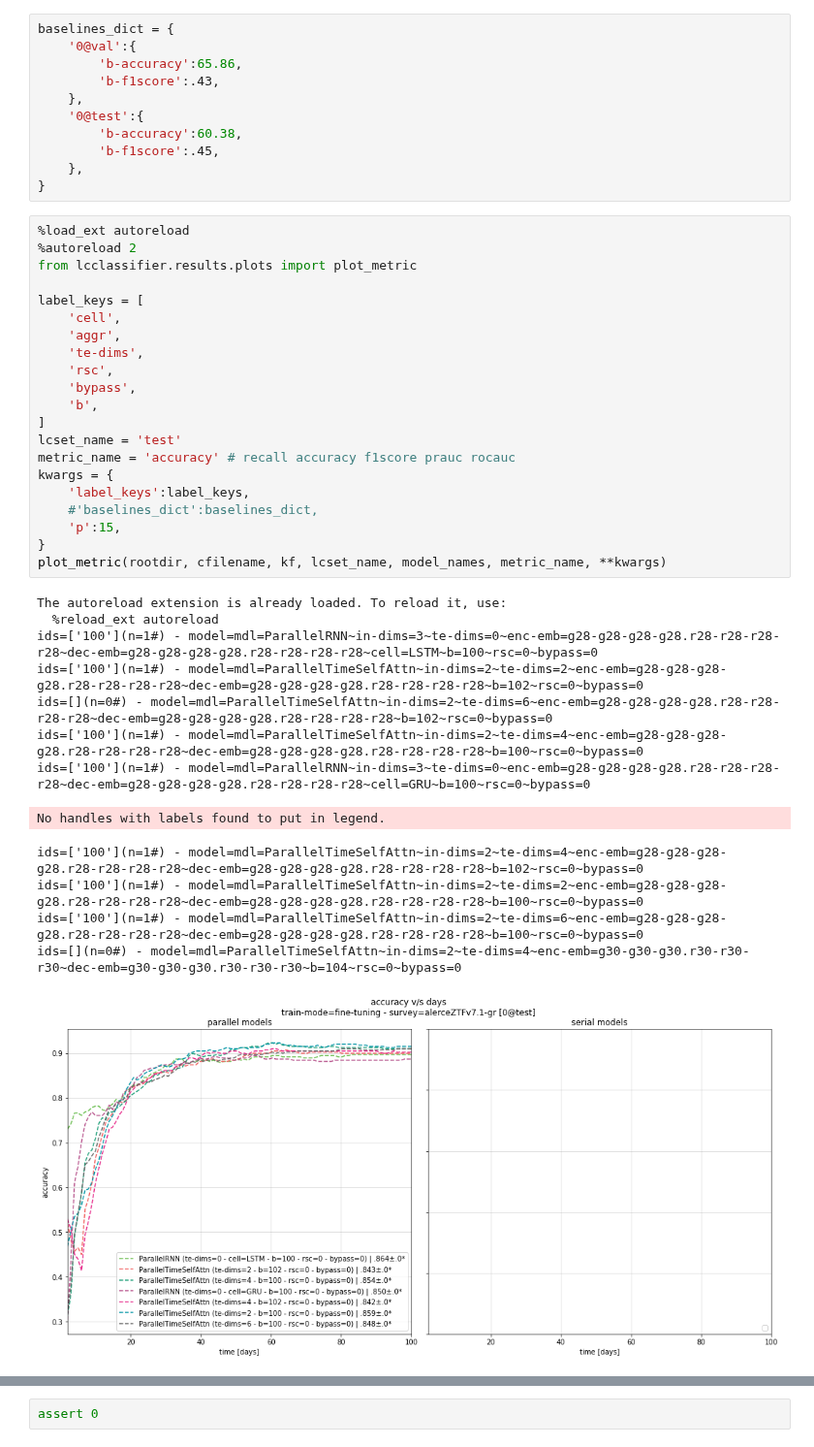
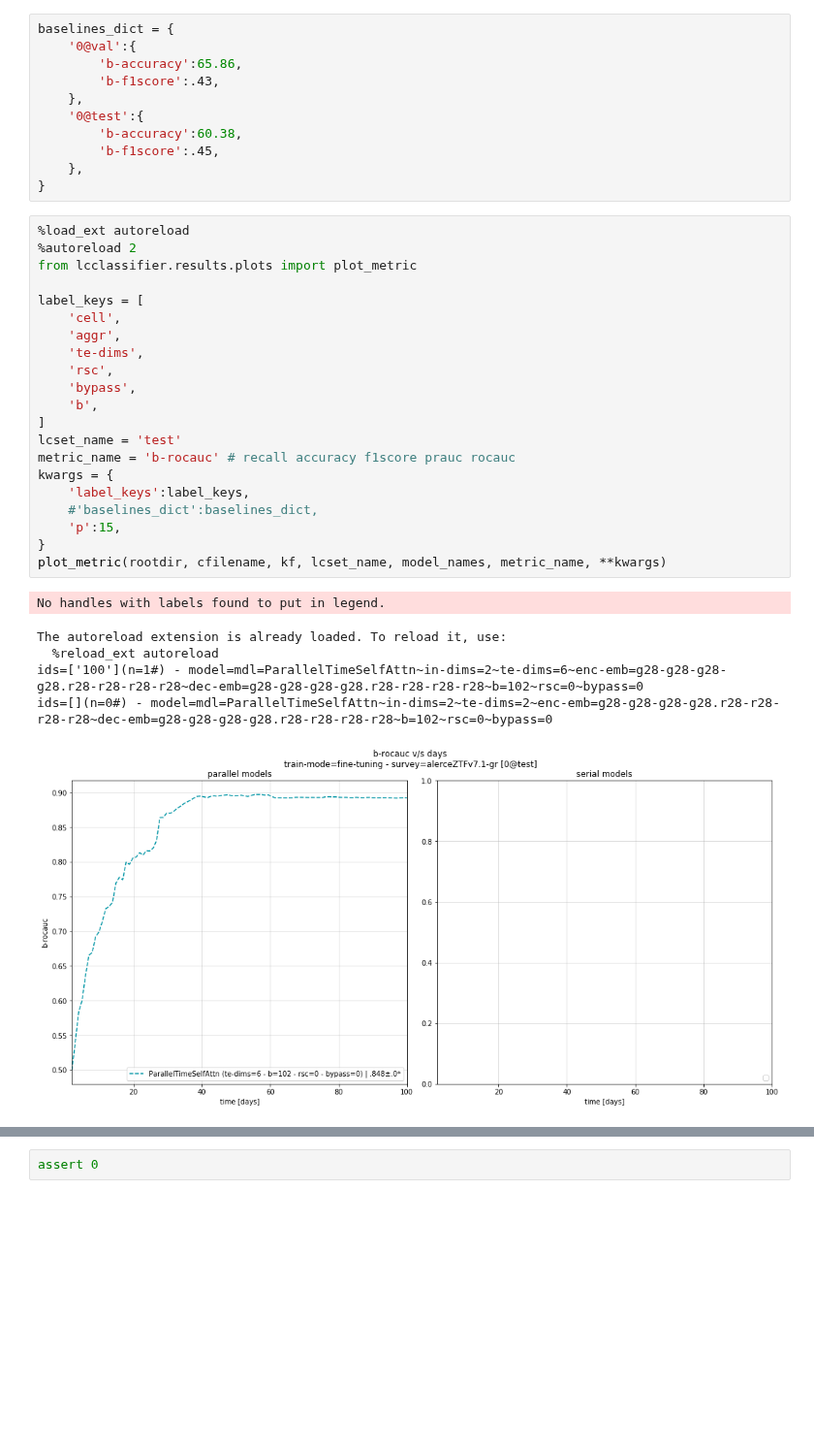
Before and after one commit to opimentel-github/astro-lightcurves-classifier, a Jupyter notebook: experiments/metrics_results.ipynb, the cells around one changed output, grey strips where cells are left out. Shown at 97% size. Cells and saved outputs as stored; diff of their text form; blank space fills up the shorter version.

```diff
--- a/experiments/metrics_results.ipynb
+++ b/experiments/metrics_results.ipynb
@@ -42,38 +35,31 @@ baselines_dict = {
 # %%
 %load_ext autoreload
 %autoreload 2
 from lcclassifier.results.plots import plot_metric
 
 label_keys = [
     'cell',
     'aggr',
     'te-dims',
     'rsc',
     'bypass',
     'b',
 ]
 lcset_name = 'test'
-metric_name = 'accuracy' # recall accuracy f1score prauc rocauc
+metric_name = 'b-rocauc' # recall accuracy f1score prauc rocauc
 kwargs = {
     'label_keys':label_keys,
     #'baselines_dict':baselines_dict,
     'p':15,
 }
 plot_metric(rootdir, cfilename, kf, lcset_name, model_names, metric_name, **kwargs)
 # %% [output]
-The autoreload extension is already loaded. To reload it, use:
-  %reload_ext autoreload
-ids=['100'](n=1#) - model=mdl=ParallelRNN~in-dims=3~te-dims=0~enc-emb=g28-g28-g28-g28.r28-r28-r28-r28~dec-emb=g28-g28-g28-g28.r28-r28-r28-r28~cell=LSTM~b=100~rsc=0~bypass=0
-ids=['100'](n=1#) - model=mdl=ParallelTimeSelfAttn~in-dims=2~te-dims=2~enc-emb=g28-g28-g28-g28.r28-r28-r28-r28~dec-emb=g28-g28-g28-g28.r28-r28-r28-r28~b=102~rsc=0~bypass=0
-ids=[](n=0#) - model=mdl=ParallelTimeSelfAttn~in-dims=2~te-dims=6~enc-emb=g28-g28-g28-g28.r28-r28-r28-r28~dec-emb=g28-g28-g28-g28.r28-r28-r28-r28~b=102~rsc=0~bypass=0
-ids=['100'](n=1#) - model=mdl=ParallelTimeSelfAttn~in-dims=2~te-dims=4~enc-emb=g28-g28-g28-g28.r28-r28-r28-r28~dec-emb=g28-g28-g28-g28.r28-r28-r28-r28~b=100~rsc=0~bypass=0
-ids=['100'](n=1#) - model=mdl=ParallelRNN~in-dims=3~te-dims=0~enc-emb=g28-g28-g28-g28.r28-r28-r28-r28~dec-emb=g28-g28-g28-g28.r28-r28-r28-r28~cell=GRU~b=100~rsc=0~bypass=0
+No handles with labels found to put in legend.
-No handles with labels found to put in legend.
+The autoreload extension is already loaded. To reload it, use:
+  %reload_ext autoreload
+ids=['100'](n=1#) - model=mdl=ParallelTimeSelfAttn~in-dims=2~te-dims=6~enc-emb=g28-g28-g28-g28.r28-r28-r28-r28~dec-emb=g28-g28-g28-g28.r28-r28-r28-r28~b=102~rsc=0~bypass=0
+ids=[](n=0#) - model=mdl=ParallelTimeSelfAttn~in-dims=2~te-dims=2~enc-emb=g28-g28-g28-g28.r28-r28-r28-r28~dec-emb=g28-g28-g28-g28.r28-r28-r28-r28~b=102~rsc=0~bypass=0
-ids=['100'](n=1#) - model=mdl=ParallelTimeSelfAttn~in-dims=2~te-dims=4~enc-emb=g28-g28-g28-g28.r28-r28-r28-r28~dec-emb=g28-g28-g28-g28.r28-r28-r28-r28~b=102~rsc=0~bypass=0
-ids=['100'](n=1#) - model=mdl=ParallelTimeSelfAttn~in-dims=2~te-dims=2~enc-emb=g28-g28-g28-g28.r28-r28-r28-r28~dec-emb=g28-g28-g28-g28.r28-r28-r28-r28~b=100~rsc=0~bypass=0
-ids=['100'](n=1#) - model=mdl=ParallelTimeSelfAttn~in-dims=2~te-dims=6~enc-emb=g28-g28-g28-g28.r28-r28-r28-r28~dec-emb=g28-g28-g28-g28.r28-r28-r28-r28~b=100~rsc=0~bypass=0
-ids=[](n=0#) - model=mdl=ParallelTimeSelfAttn~in-dims=2~te-dims=4~enc-emb=g30-g30-g30.r30-r30-r30~dec-emb=g30-g30-g30.r30-r30-r30~b=104~rsc=0~bypass=0
-[figure, old version]
+[figure, new version]
 # %%
 %load_ext autoreload
 %autoreload 2
```
Also changed, not shown: parts of 3 cells of this notebook, 10 other files.
